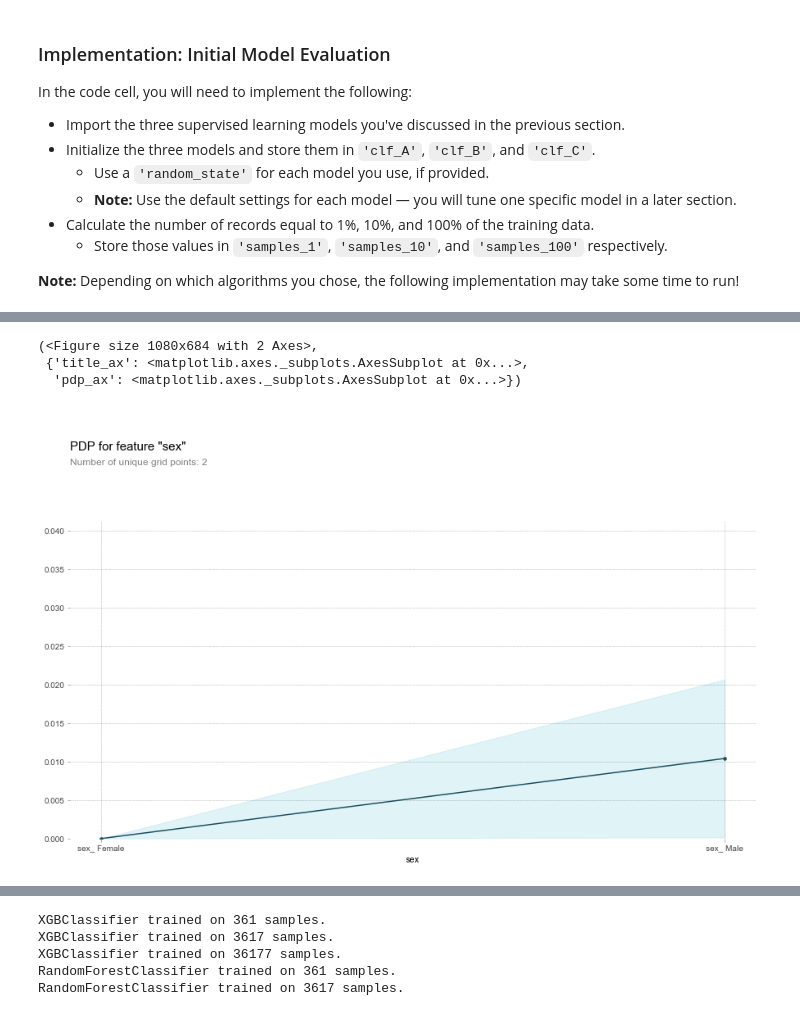
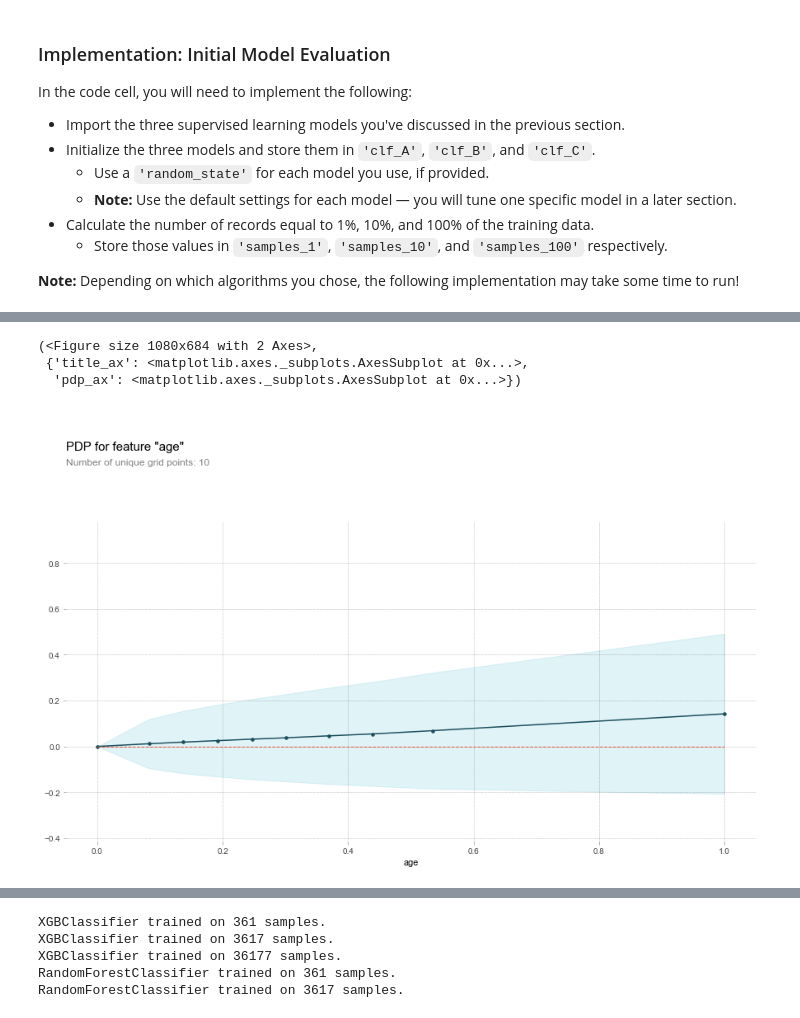
Before and after one commit to ztx0617/Data_Science_Projects, a Jupyter notebook: finding_donors.ipynb, the cells around one changed output, grey strips where cells are left out. Drawn from its saved outputs; the diff is of its cells as text; code cells hidden in the pictures.

```diff
--- a/finding_donors.ipynb
+++ b/finding_donors.ipynb
@@ -407,3 +387,4 @@ from sklearn.ensemble import RandomForestClassifier
 from sklearn.linear_model import SGDClassifier
 from xgboost import XGBClassifier
 clf_B = XGBClassifier(random_state=0).fit(X_train, y_train)
+clf_C = SGDClassifier(random_state=0).fit(X_train, y_train)
@@ -430,11 +461,9 @@ encoded
 # %%
-from pdpbox import pdp, get_dataset, info_plots
-
-pdp_goals = pdp.pdp_isolate(model = clf_B, dataset = X_train, model_features = encoded, feature = [ 'sex_ Female', 'sex_ Male'])
+from pdpbox import pdp
+pdp_goals = pdp.pdp_isolate(model = clf_C, dataset = X_train, model_features = encoded, feature = 'age')
+pdp.pdp_plot(pdp_goals, 'age')
+# %% [output]
+(<Figure size 1080x684 with 2 Axes>,
+ {'title_ax': <matplotlib.axes._subplots.AxesSubplot at 0x...>,
+  'pdp_ax': <matplotlib.axes._subplots.AxesSubplot at 0x...>})
+[figure, added]
-# %%
-pdp.pdp_plot(pdp_goals, 'sex')
-# %% [output]
-(<Figure size 1080x684 with 2 Axes>,
- {'title_ax': <matplotlib.axes._subplots.AxesSubplot at 0x...>,
-  'pdp_ax': <matplotlib.axes._subplots.AxesSubplot at 0x...>})
-[figure, removed]
```
Also changed, not shown: parts of 11 cells of this notebook.
